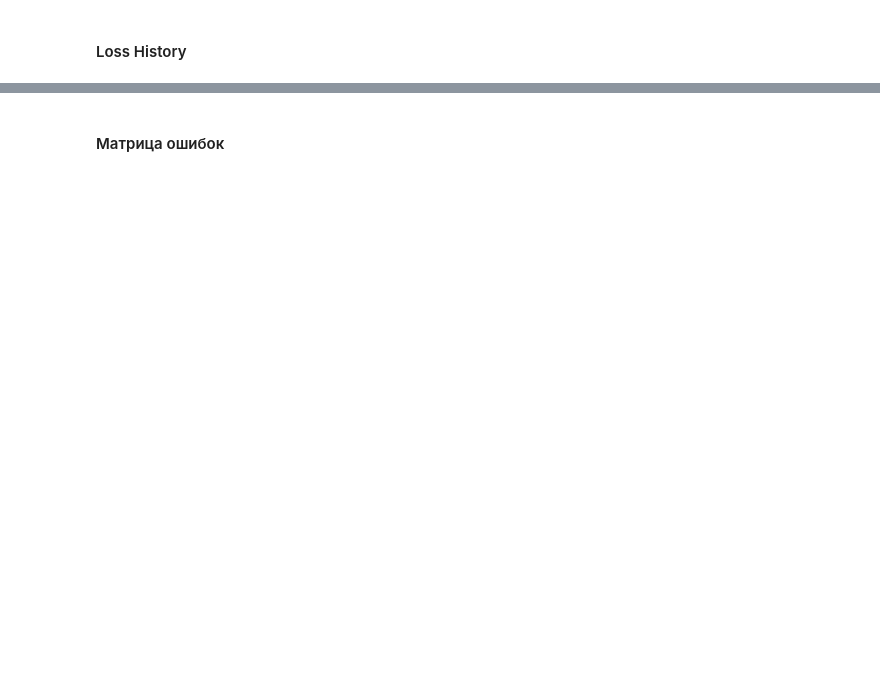
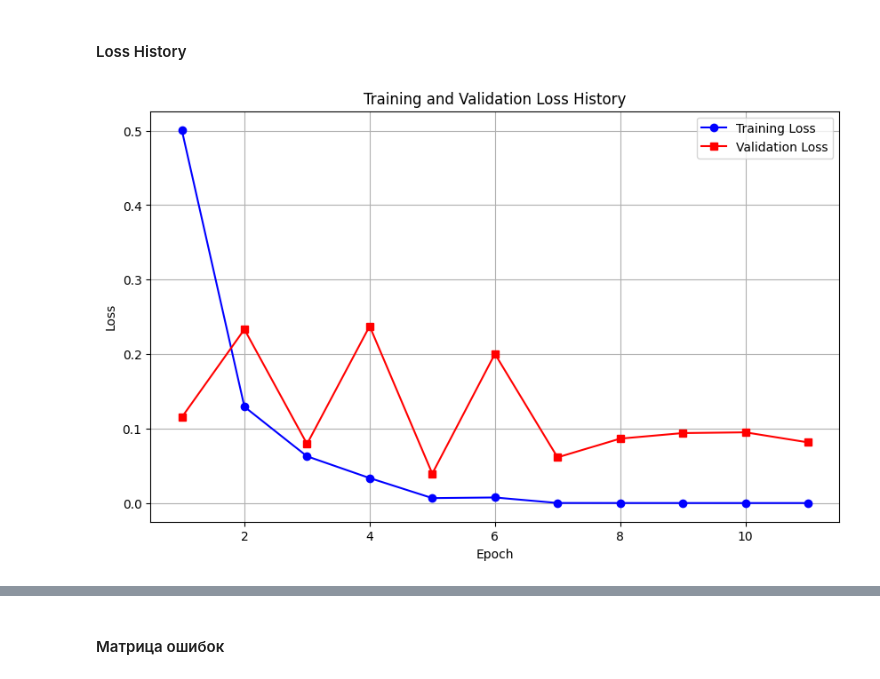
Before and after one commit to budaog300/AiTextDetector, a Jupyter notebook: ml/02_bert_finetuning.ipynb, the cells around one changed output, grey strips where cells are left out. Saved outputs shown, nothing was run; the diff lists cells and outputs as text; code cells hidden in the pictures; blank space fills up the shorter version.

Commit message:
deeppavlov berts was trained

```diff
--- a/ml/02_bert_finetuning.ipynb
+++ b/ml/02_bert_finetuning.ipynb
@@ -15,9 +16,9 @@ from torch.utils.data import Dataset, DataLoader
 import torch
 # %%
 MODEL_NAME = 'DeepPavlov/rubert-base-cased'
-BATCH_SIZE = 16
+BATCH_SIZE = 32
 MAX_LENGTH = 512
-NUM_EPOCHS = 5
+NUM_EPOCHS = 10
 RANDOM_SEED = 42
 # %%
 def seed_all(seed: int):
@@ -313,16 +298,18 @@ def compute_metrics(eval_pred):
         'recall': recall
     }
 # %%
+version = 3
+
 training_args = TrainingArguments(
-    output_dir="./models/bert",
+    output_dir=f"./models/bert/bert_v{version}",
     num_train_epochs=NUM_EPOCHS,
     per_device_train_batch_size=BATCH_SIZE,
     per_device_eval_batch_size=BATCH_SIZE,
     warmup_steps=50,
     weight_decay=0.01,               # регуляризация
+    learning_rate = 1e-5,
     logging_steps=10,
     eval_strategy="epoch",
-    save_strategy="epoch",
     fp16=True,
     load_best_model_at_end=True,     # загрузить лучшую модель по итогам валидации
     metric_for_best_model="f1",      # ориентируемся на F1-меру
@@ -332,6 +319,7 @@ training_args = TrainingArguments(
 # %%
 trainer = Trainer(
     model=model,
+    tokenizer = tokenizer,
     args=training_args,
     train_dataset=train_dataset,
     eval_dataset=val_dataset,
@@ -353,18 +393,45 @@ for key, value in test_results.items():
 # %% [markdown]
 #### Loss History
 # %%
-history = trainer.state.log_history
+def plot_loss_by_epochs(trainer):
+    history = trainer.state.log_history
 
-train_loss = [x['loss'] for x in history if 'loss' in x]
-eval_loss = [x['eval_loss'] for x in history if 'eval_loss' in x]
-epochs = range(1, len(eval_loss) + 1)
+    # 1. Извлекаем чистые данные без лишних записей
+    val_l = [x['eval_loss'] for x in history if 'eval_loss' in x]
+    train_raw = [(x['epoch'], x['loss']) for x in history if 'loss' in x]
 
-plt.figure(figsize=(10, 6))
-plt.plot(epochs, eval_loss, 'b-o', label='Validation Loss')
+    # 2. Группируем и усредняем
+    train_l = []
+    # Берем только целые числа эпох, которые есть в валидации
+    max_epoch = int(len(val_l))
 
-plt.title('Training and Validation Loss')
-plt.xlabel('Epochs')
-plt.ylabel('Loss')
-plt.legend()
-plt.grid(True)
-plt.show()
+    for epoch in range(1, max_epoch + 1):
+        # Собираем все логи, которые относятся к текущей эпохе
+        # (от epoch-1 до epoch)
+        losses_in_epoch = [l for e, l in train_raw if epoch - 1 < e <= epoch]
+        if losses_in_epoch:
+            train_l.append(np.mean(losses_in_epoch))
+        else:
+            # Если данных нет, используем последнее значение или 0,
+            # чтобы не ломать размерность
+            train_l.append(train_l[-1] if train_l else 0)
+
+    # 3. Отрисовка
+    plt.figure(figsize=(10, 6))
+
+    # Теперь оси гарантированно одинаковой длины
+    epochs_range = range(1, len(val_l) + 1)
+
+    plt.plot(epochs_range, train_l, label='Training Loss', marker='o', color='blue')
+    plt.plot(epochs_range, val_l, label='Validation Loss', marker='s', color='red')
+
+    plt.xlabel('Epoch')
+    plt.ylabel('Loss')
+    plt.title('Training and Validation Loss History')
+    plt.legend()
+    plt.grid(True)
+    plt.show()
+
+plot_loss_by_epochs(trainer)
+# %% [output]
+[figure, added]
```
Also changed, not shown: parts of 17 cells of this notebook.
